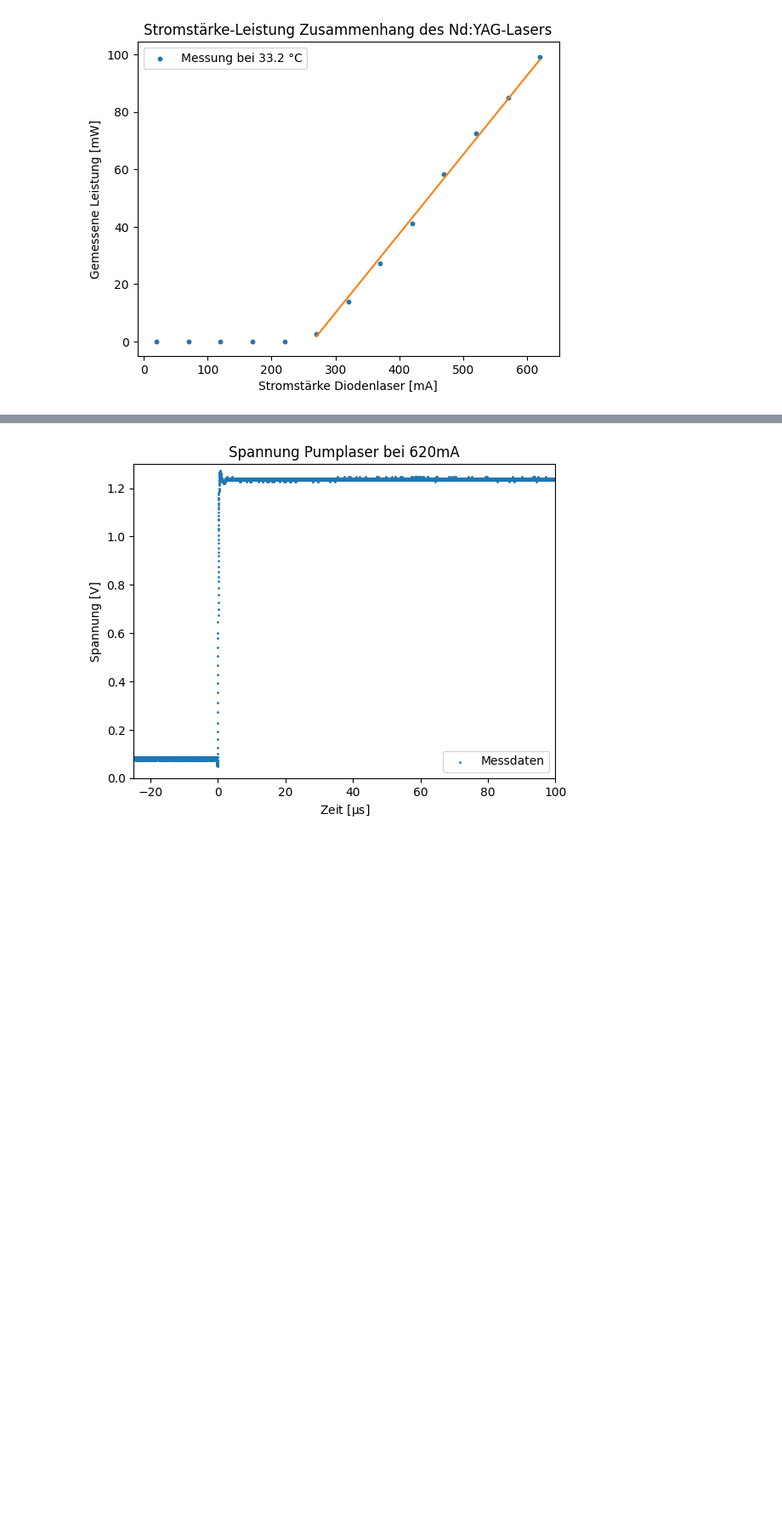
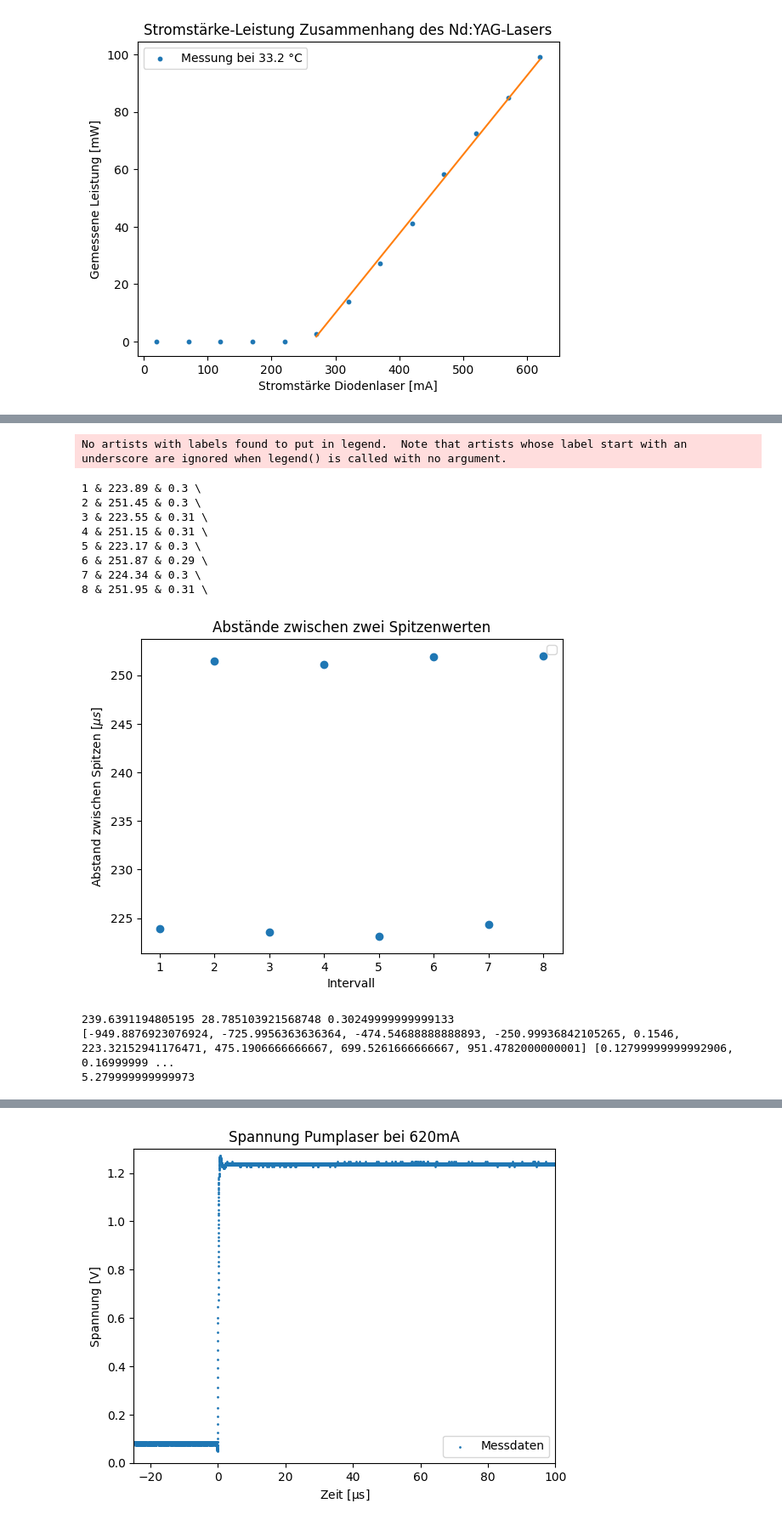
Before and after one commit to CaptainNikon/O2_Nd-YAG_Laser, a Jupyter notebook: Auswertung.ipynb, the cells around one changed output, grey strips where cells are left out. Shown at 85% size. Cells and saved outputs as stored; diff of their text form; code cells hidden in the pictures; blank space fills up the shorter version.

```diff
--- a/Auswertung.ipynb
+++ b/Auswertung.ipynb
@@ -129,3 +148,60 @@ plt.show()
+# %%
+p1 = [-9.49954e+02, -9.49942e+02, -9.49930e+02, -9.49914e+02, -9.49906e+02,-9.49898e+02, -9.49890e+02, -9.49874e+02, -9.49866e+02, -9.49858e+02, -9.49848e+02, -9.49834e+02, -9.49826e+02]
+p2 = [-7.26086e+02, -7.26074e+02,-7.26050e+02, -7.26034e+02, -7.26010e+02, -7.25996e+02, -7.25970e+02, -7.25956e+02, -7.25934e+02, -7.25926e+02, -7.25916e+02]
+p3 = [-4.74612e+02, -4.74590e+02, -4.74582e+02, -4.74570e+02, -4.74550e+02, -4.74532e+02, -4.74510e+02, -4.74494e+02, -4.74482e+02]
+p4 = [-2.51098e+02, -2.51090e+02, -2.51074e+02, -2.51062e+02, -2.51050e+02, -2.51034e+02, -2.51026e+02, -2.51018e+02, -2.51010e+02, -2.50994e+02, -2.50986e+02, -2.50978e+02, -2.50968e+02, -2.50954e+02, -2.50946e+02, -2.50938e+02, -2.50928e+02, -2.50920e+02, -2.50914e+02]
+p5 = [8.60000e-02,  1.10000e-01,  1.22000e-01,  1.36000e-01,  1.50000e-01 , 1.62000e-01 , 1.74000e-01 , 1.90000e-01,  2.02000e-01,  2.14000e-01]
+p6 = [2.23246e+02 , 2.23254e+02 , 2.23262e+02,  2.23272e+02,  2.23286e+02 , 2.23294e+02 , 2.23302e+02 , 2.23312e+02,  2.23320e+02 , 2.23326e+02 , 2.23334e+02,  2.23352e+02 , 2.23360e+02,  2.23366e+02 , 2.23374e+02,  2.23392e+02 , 2.23414e+02]
+p7 = [4.75130e+02,  4.75150e+02 , 4.75158e+02 , 4.75166e+02 , 4.75190e+02 , 4.75202e+02,  4.75230e+02 , 4.75240e+02,  4.75250e+02]
+p8 = [6.99446e+02,  6.99458e+02,  6.99466e+02 , 6.99478e+02,  6.99498e+02,  6.99510e+02,  6.99538e+02,  6.99548e+02 , 6.99558e+02 , 6.99588e+02  ,6.99598e+02 , 6.99628e+02]
+p9 = [9.51418e+02 , 9.51426e+02,  9.51438e+02 , 9.51458e+02,  9.51466e+02,  9.51478e+02, 9.51498e+02, 9.51516e+02 , 9.51538e+02, 9.51546e+02]
+# %%
+ps = [p1,p2,p3,p4,p5,p6,p7,p8,p9]
+peakfinal = []
+peakerror = []
+for i in ps:
+    peakfinal.append(np.mean(i))
+    peakerror.append(np.max(i)-np.min(i))
+
+#for i in range(len(peakfinal)):
+#    print(np.round(peakfinal[i],2),"&",np.round(peakerror[i],2),"\\")
+
+distance = []
+distance_error = []
+for k in range(0,len(peakfinal)-1):
+    distance.append(peakfinal[k+1]-peakfinal[k])
+    distance_error.append(peakerror[k+1]+peakerror[k])
+
+for i in range(len(distance)):
+    print(str(i+1),"&",np.round(distance[i],2),"&",np.round(distance_error[i],2),"\\")
+
+#plt.scatter(range(1,len(distance)+1),distance,label="Werte")
+plt.errorbar(range(1,len(distance)+1),distance,yerr=distance_error,fmt="o")
+plt.xlabel(r"Intervall")
+plt.ylabel(r"Abstand zwischen Spitzen [$\mu s$]")
+plt.title("Abstände zwischen zwei Spitzenwerten")
+plt.legend(loc=0)
+plt.savefig("Plots/distances.pdf")
+plt.show()
+
+print(np.mean(distance[1:]),np.max(distance)-np.min(distance),np.mean(distance_error))
+print(peakfinal,peakerror)
+
+print((237.67+0.26) - (232.96-0.31))
+# %% [output]
+No artists with labels found to put in legend.  Note that artists whose label start with an underscore are ignored when legend() is called with no argument.
+1 & 223.89 & 0.3 \
+2 & 251.45 & 0.3 \
+3 & 223.55 & 0.31 \
+4 & 251.15 & 0.31 \
+5 & 223.17 & 0.3 \
+6 & 251.87 & 0.29 \
+7 & 224.34 & 0.3 \
+8 & 251.95 & 0.31 \
+[figure, added]
+239.6391194805195 28.785103921568748 0.30249999999999133
+[-949.8876923076924, -725.9956363636364, -474.54688888888893, -250.99936842105265, 0.1546, 223.32152941176471, 475.1906666666667, 699.5261666666667, 951.4782000000001] [0.12799999999992906, 0.16999999 ...
+5.279999999999973
 # %%
 def gaussian(x: np.ndarray,a:float, mu: float, sigma: float,y0:float):
     return a*np.exp(-(x-mu)**2/(2*sigma**2))+y0
```
Also changed, not shown: parts of 4 cells of this notebook, 14 other files.
